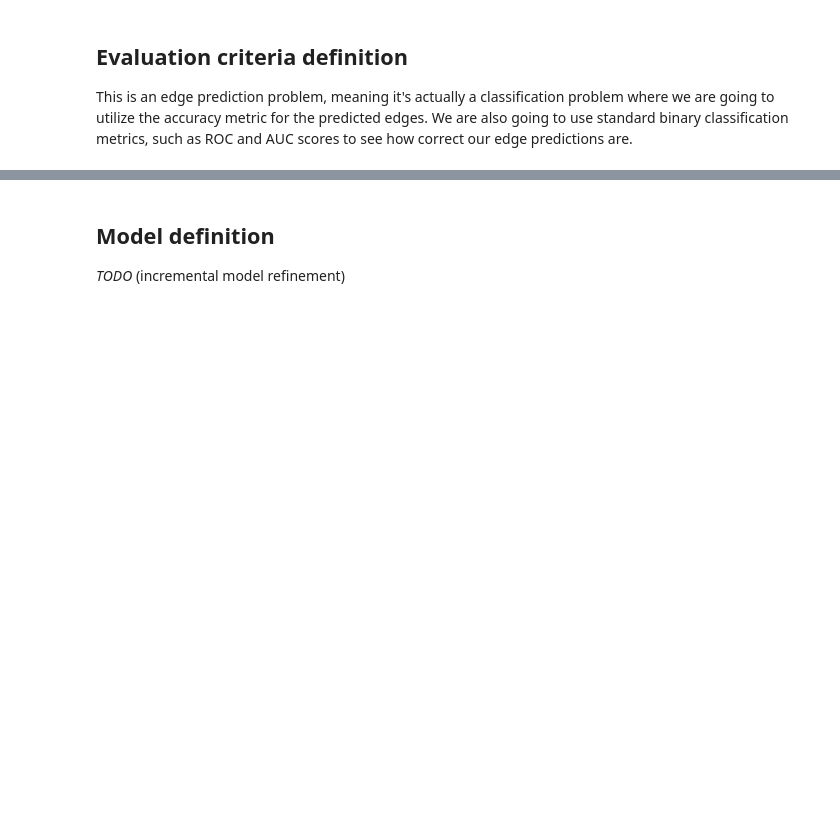
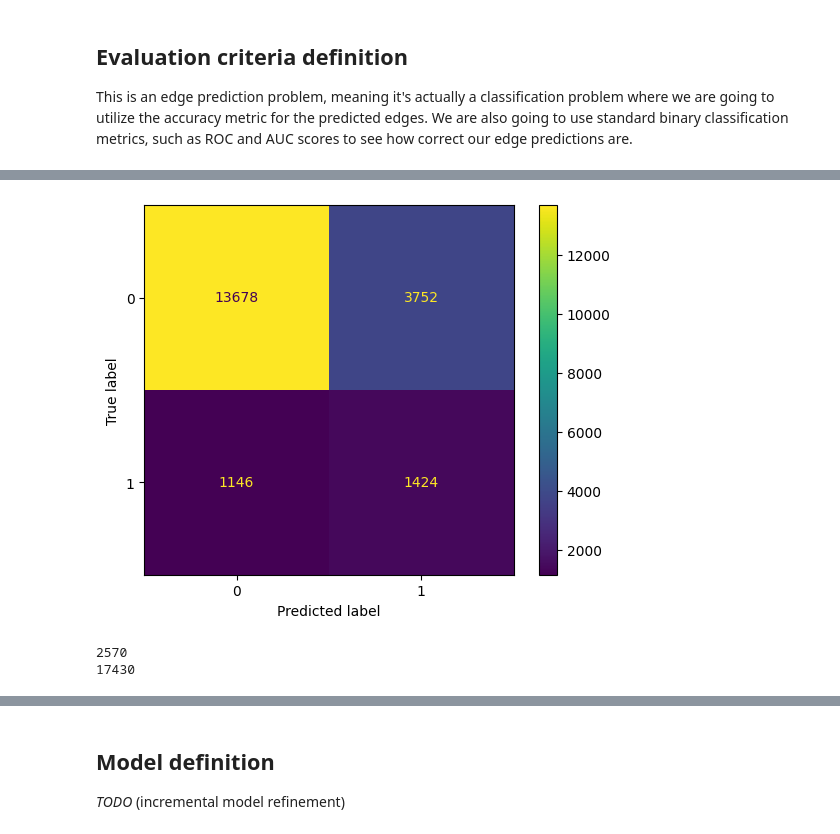
Before and after one commit to dszarvas/coNNect, a Jupyter notebook: coNNect.ipynb, the cells around one changed output, grey strips where cells are left out. Cells and saved outputs as stored; diff of their text form; code cells hidden in the pictures; blank space fills up the shorter version.

Commit message:
Milestone 2 - Baseline model, eval, sweep, not refined yet

```diff
--- a/coNNect.ipynb
+++ b/coNNect.ipynb
@@ -745,0 +776,3 @@ only_neighbour_df = all_node_pairs['connected'] = all_node_pairs.apply(lambda ro
+# %%
+sampled_node_pairs = pd.read_parquet("batch_0.parquet")
+sampled_node_pairs
@@ -762,0 +823,9 @@ Test set size: (2000, 5679)
+# %%
+import pandas as pd
+
+train_x = pd.read_csv('train_x.csv')
+train_y = pd.read_csv('train_y.csv')
+val_x = pd.read_csv('val_x.csv')
+val_y = pd.read_csv('val_y.csv')
+test_x = pd.read_csv('test_x.csv')
+test_y = pd.read_csv('test_y.csv')
@@ -868,0 +1162,15 @@ This is an edge prediction problem, meaning it's actually a classification probl
+# %%
+input_size = train_x.shape[1]
+model = BaselineNN(input_size, 200, 50, 100, 100, 0.5)
+model = model.to('cuda')
+# %%
+checkpoint_callback = pl.callbacks.ModelCheckpoint()
+early_stop_callback = pl.callbacks.EarlyStopping(monitor="val_acc", patience=3, verbose=False, mode="max")
+trainer = pl.Trainer(max_epochs=10,
+                    callbacks=[checkpoint_callback, early_stop_callback],
+                    log_every_n_steps=10,
+                    accelerator="gpu",
+                    devices=1,
+                    )
+
+trainer.fit(model, train_loader, val_loader)
@@ -868,0 +1206,26 @@ This is an edge prediction problem, meaning it's actually a classification probl
+# %%
+import matplotlib.pyplot as plt
+from sklearn.metrics import confusion_matrix, ConfusionMatrixDisplay
+
+y_true = []
+y_pred = []
+
+for batch in test_loader:
+    x, y = batch
+    with torch.no_grad():
+        y_hat = model(x.float())
+        y_pred.extend((y_hat.squeeze() > 0.2).cpu().numpy().astype(int).tolist())
+        y_true.extend(y.cpu().numpy().astype(int).tolist())
+
+cm = confusion_matrix(y_true, y_pred)
+disp = ConfusionMatrixDisplay(confusion_matrix=cm)
+disp.plot()
+plt.show()
+# %% [output]
+[figure, added]
+# %%
+print(y_true.count(1))
+print(y_true.count(0))
+# %% [output]
+2570
+17430
```
Also changed, not shown: parts of 39 cells of this notebook.
